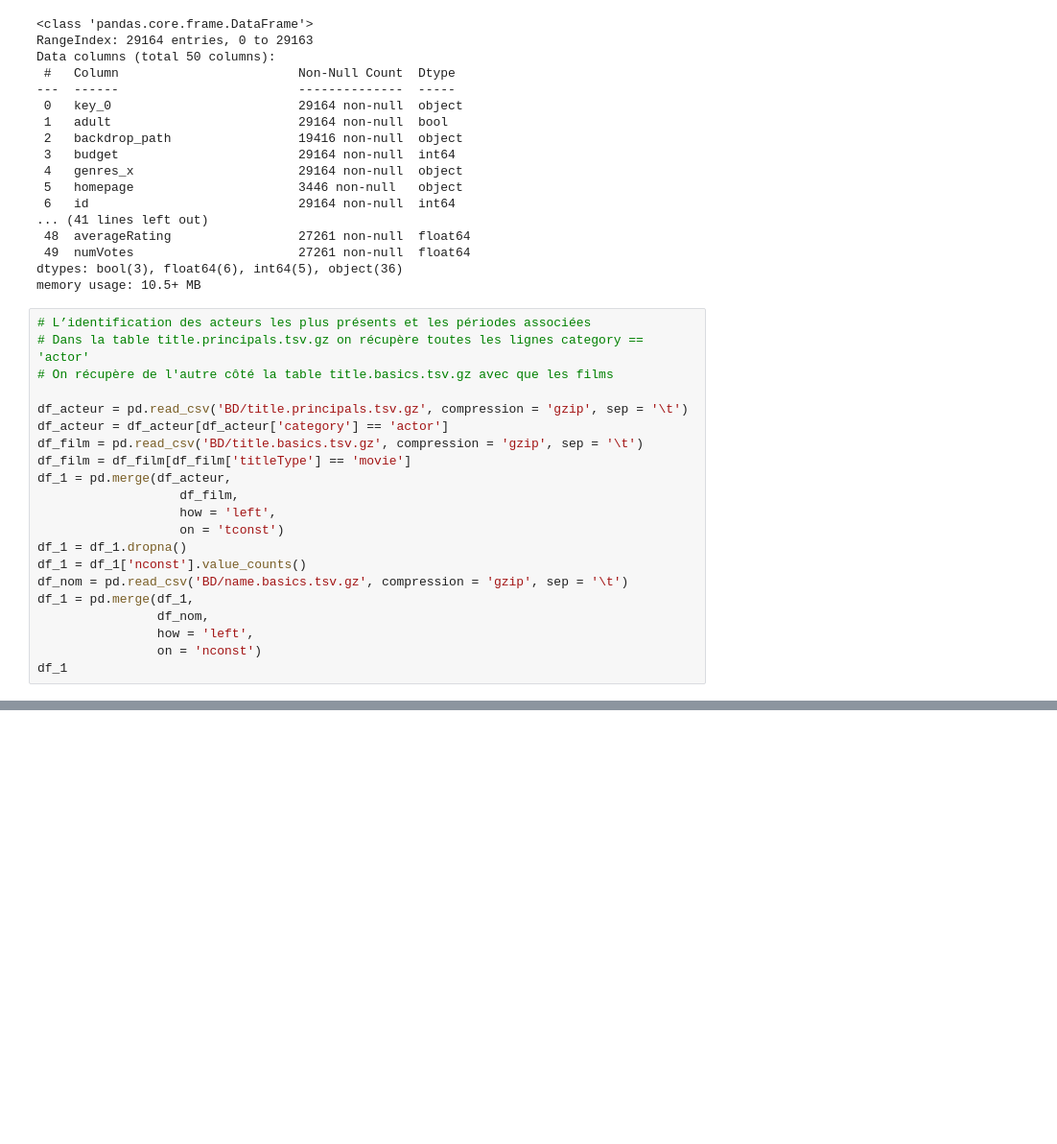
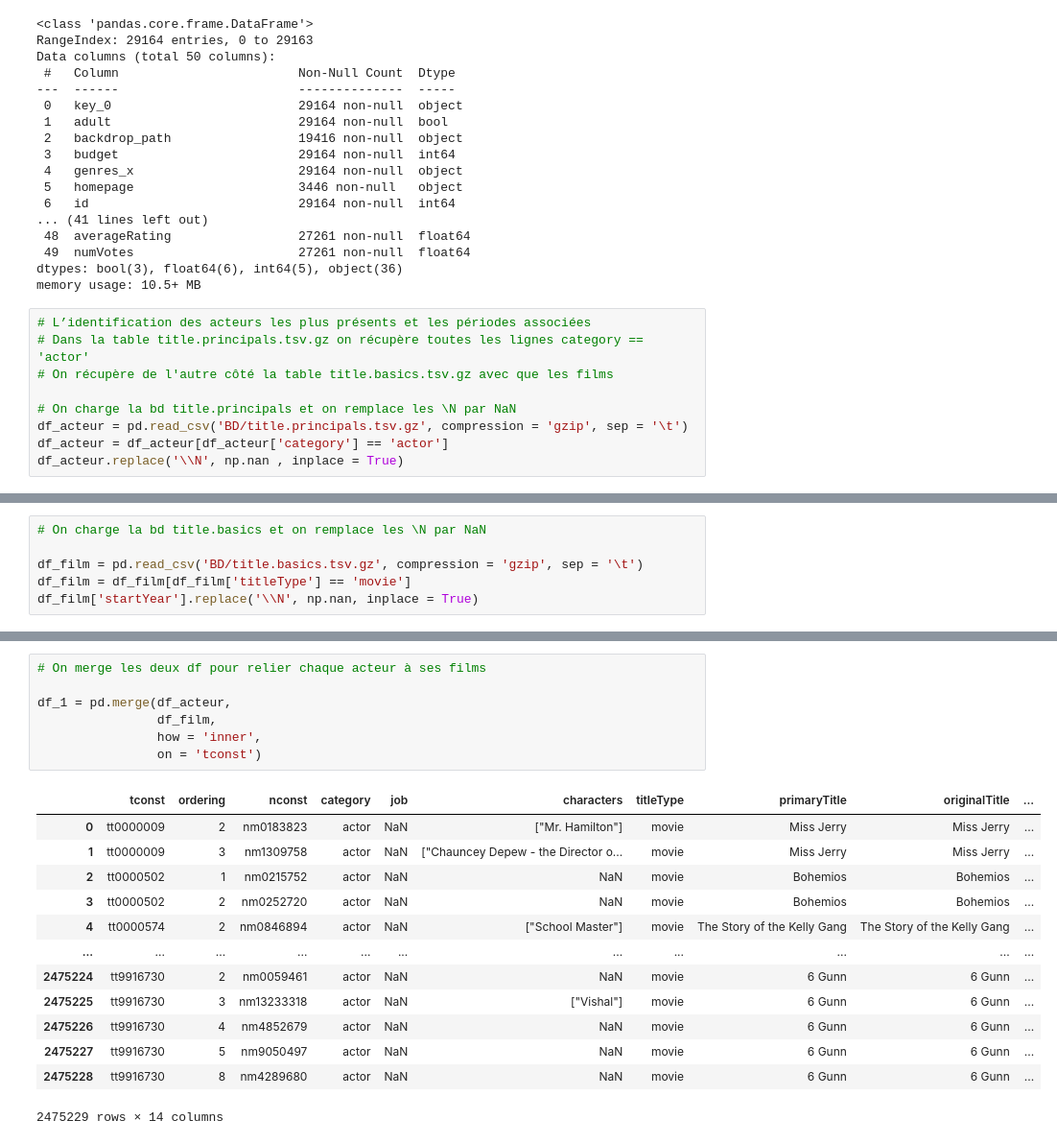
Before and after one commit to KilianCadiou/The-Rock-mendation, a Jupyter notebook: Actions.ipynb, the cells around one changed output, grey strips where cells are left out. Shown at 96% size. Cells and saved outputs as stored; diff of their text form; blank space fills up the shorter version.

```diff
--- a/Actions.ipynb
+++ b/Actions.ipynb
@@ -118,19 +119,7 @@ memory usage: 10.5+ MB
 # Dans la table title.principals.tsv.gz on récupère toutes les lignes category == 'actor'
 # On récupère de l'autre côté la table title.basics.tsv.gz avec que les films
 
+# On charge la bd title.principals et on remplace les \N par NaN
 df_acteur = pd.read_csv('BD/title.principals.tsv.gz', compression = 'gzip', sep = '\t')
 df_acteur = df_acteur[df_acteur['category'] == 'actor']
-df_film = pd.read_csv('BD/title.basics.tsv.gz', compression = 'gzip', sep = '\t')
-df_film = df_film[df_film['titleType'] == 'movie']
-df_1 = pd.merge(df_acteur,
-                   df_film,
-                   how = 'left',
-                   on = 'tconst')
-df_1 = df_1.dropna()
-df_1 = df_1['nconst'].value_counts()
-df_nom = pd.read_csv('BD/name.basics.tsv.gz', compression = 'gzip', sep = '\t')
-df_1 = pd.merge(df_1,
-                df_nom,
-                how = 'left',
-                on = 'nconst')
-df_1
+df_acteur.replace('\\N', np.nan , inplace = True)
@@ -186,0 +126,6 @@ Name: startYear, Length: 782738, dtype: object
+# %%
+# On charge la bd title.basics et on remplace les \N par NaN
+
+df_film = pd.read_csv('BD/title.basics.tsv.gz', compression = 'gzip', sep = '\t')
+df_film = df_film[df_film['titleType'] == 'movie']
+df_film['startYear'].replace('\\N', np.nan, inplace = True)
@@ -186,0 +139,21 @@ Name: startYear, Length: 782738, dtype: object
+# %%
+# On merge les deux df pour relier chaque acteur à ses films
+
+df_1 = pd.merge(df_acteur,
+                df_film,
+                how = 'inner',
+                on = 'tconst')
+# %% [output]
+|  | tconst | ordering | nconst | category | job | characters | titleType | primaryTitle | originalTitle | ... |
+| 0 | tt0000009 | 2 | nm0183823 | actor | NaN | ["Mr. Hamilton"] | movie | Miss Jerry | Miss Jerry | ... |
+| 1 | tt0000009 | 3 | nm1309758 | actor | NaN | ["Chauncey Depew - the Director o... | movie | Miss Jerry | Miss Jerry | ... |
+| 2 | tt0000502 | 1 | nm0215752 | actor | NaN | NaN | movie | Bohemios | Bohemios | ... |
+| 3 | tt0000502 | 2 | nm0252720 | actor | NaN | NaN | movie | Bohemios | Bohemios | ... |
+| 4 | tt0000574 | 2 | nm0846894 | actor | NaN | ["School Master"] | movie | The Story of the Kelly Gang | The Story of the Kelly Gang | ... |
+| ... | ... | ... | ... | ... | ... | ... | ... | ... | ... | ... |
+| 2475224 | tt9916730 | 2 | nm0059461 | actor | NaN | NaN | movie | 6 Gunn | 6 Gunn | ... |
+| 2475225 | tt9916730 | 3 | nm13233318 | actor | NaN | ["Vishal"] | movie | 6 Gunn | 6 Gunn | ... |
+| 2475226 | tt9916730 | 4 | nm4852679 | actor | NaN | NaN | movie | 6 Gunn | 6 Gunn | ... |
+| 2475227 | tt9916730 | 5 | nm9050497 | actor | NaN | NaN | movie | 6 Gunn | 6 Gunn | ... |
+| 2475228 | tt9916730 | 8 | nm4289680 | actor | NaN | NaN | movie | 6 Gunn | 6 Gunn | ... |
+2475229 rows × 14 columns
```
Also changed, not shown: parts of 15 cells of this notebook, 2 other files.
